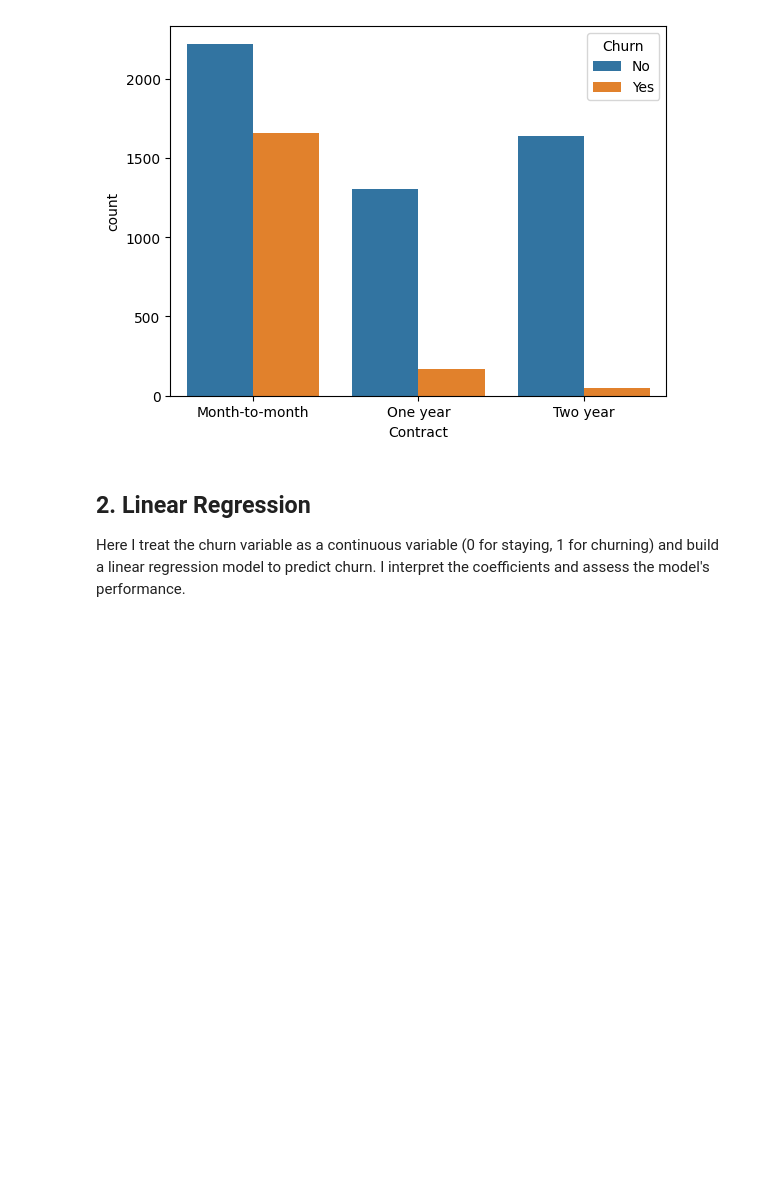
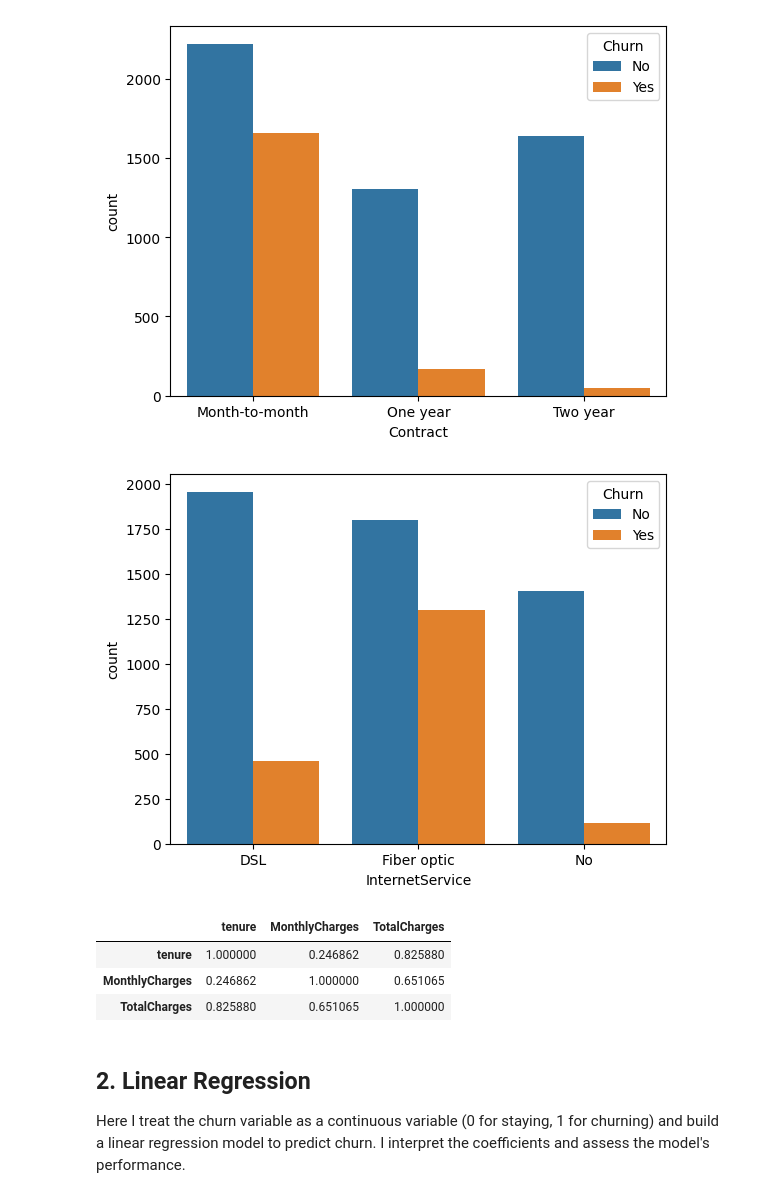
Before and after one commit to ericiortega/aipi590-xai-fall2025, a Jupyter notebook: assignments/interpretable_ml/interpretable_ml.ipynb, the cells around one changed output. Cells and saved outputs as stored; diff of their text form; code cells hidden in the pictures; blank space fills up the shorter version.

```diff
--- a/assignments/interpretable_ml/interpretable_ml.ipynb
+++ b/assignments/interpretable_ml/interpretable_ml.ipynb
@@ -134,6 +130,18 @@ plt.show()
 [figure]
 [figure]
 [figure]
+# %%
+sns.countplot(x="InternetService", hue="Churn", data=df)
+plt.show()
+# %% [output]
+[figure, added]
+# %%
+df[["tenure", "MonthlyCharges", "TotalCharges"]].corr()
+# %% [output]
+|  | tenure | MonthlyCharges | TotalCharges |
+| tenure | 1.000000 | 0.246862 | 0.825880 |
+| MonthlyCharges | 0.246862 | 1.000000 | 0.651065 |
+| TotalCharges | 0.825880 | 0.651065 | 1.000000 |
 # %% [markdown]
 ## 2. Linear Regression
 
```
Also changed, not shown: parts of 12 cells of this notebook.
